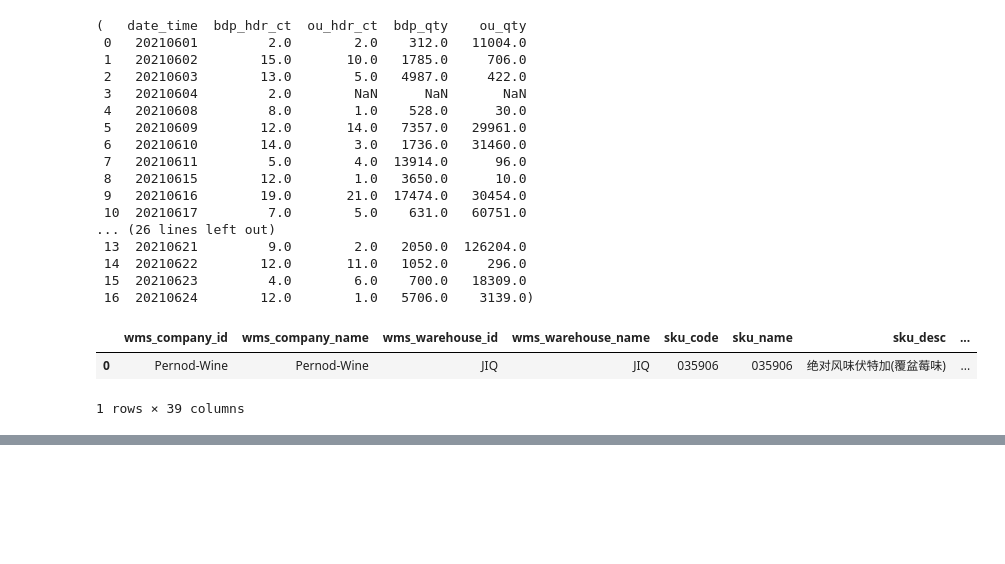
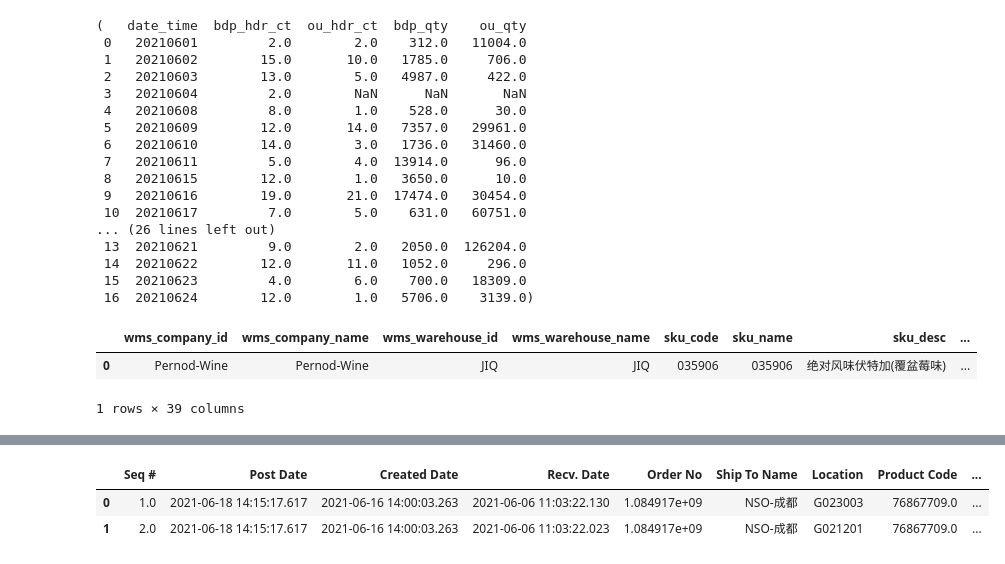
Before and after one commit to fyenne/CN-214, a Jupyter notebook: check_ou_bdp.ipynb, the cells around one changed output, grey strips where cells are left out. Cells and saved outputs as stored; diff of their text form; code cells hidden in the pictures; blank space fills up the shorter version.

```diff
--- a/check_ou_bdp.ipynb
+++ b/check_ou_bdp.ipynb
@@ -1280,0 +1281,5 @@ hp_outbound_ou = pd.read_csv('../CN-298_hp_wh/jiq_outb.csv')
+# %%
+fer_inbound_ou = pd.read_excel('./CN-274_ferrero/CN-274 FERRERO CTU BTS WHS.xlsx', sheet_name = 4 )
+fer_outbound_ou = pd.read_excel('./CN-274_ferrero/CN-274 FERRERO CTU BTS WHS.xlsx', sheet_name=  3 )
+fer_inbound_bdp =  pd.read_csv('./CN-274_ferrero/fe_bdp_inb.csv')
+fer_outbound_bdp =  pd.read_csv('./CN-274_ferrero/fe_bdp_oub.csv')
@@ -1280,0 +1386,6 @@ hp_outbound_ou = pd.read_csv('../CN-298_hp_wh/jiq_outb.csv')
+# %%
+fer_outbound_ou.head(2)
+# %% [output]
+|  | Seq # | Post Date | Created Date | Recv. Date | Order No | Ship To Name | Location | Product Code | ... |
+| 0 | 1.0 | 2021-06-18 14:15:17.617 | 2021-06-16 14:00:03.263 | 2021-06-06 11:03:22.130 | 1.084917e+09 | NSO-成都 | G023003 | 76867709.0 | ... |
+| 1 | 2.0 | 2021-06-18 14:15:17.617 | 2021-06-16 14:00:03.263 | 2021-06-06 11:03:22.023 | 1.084917e+09 | NSO-成都 | G021201 | 76867709.0 | ... |
```
Also changed, not shown: parts of 27 cells of this notebook, 41 other files.
